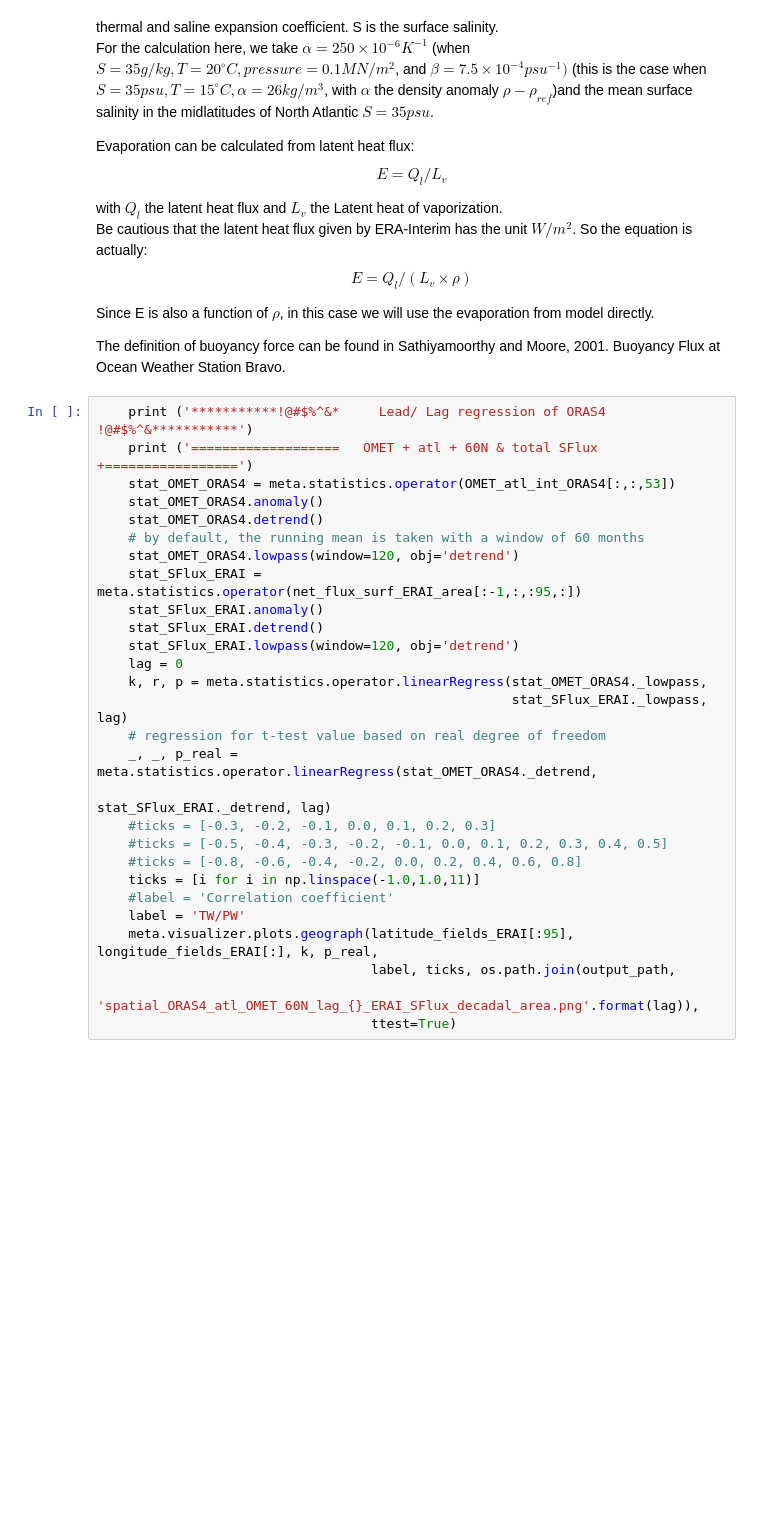
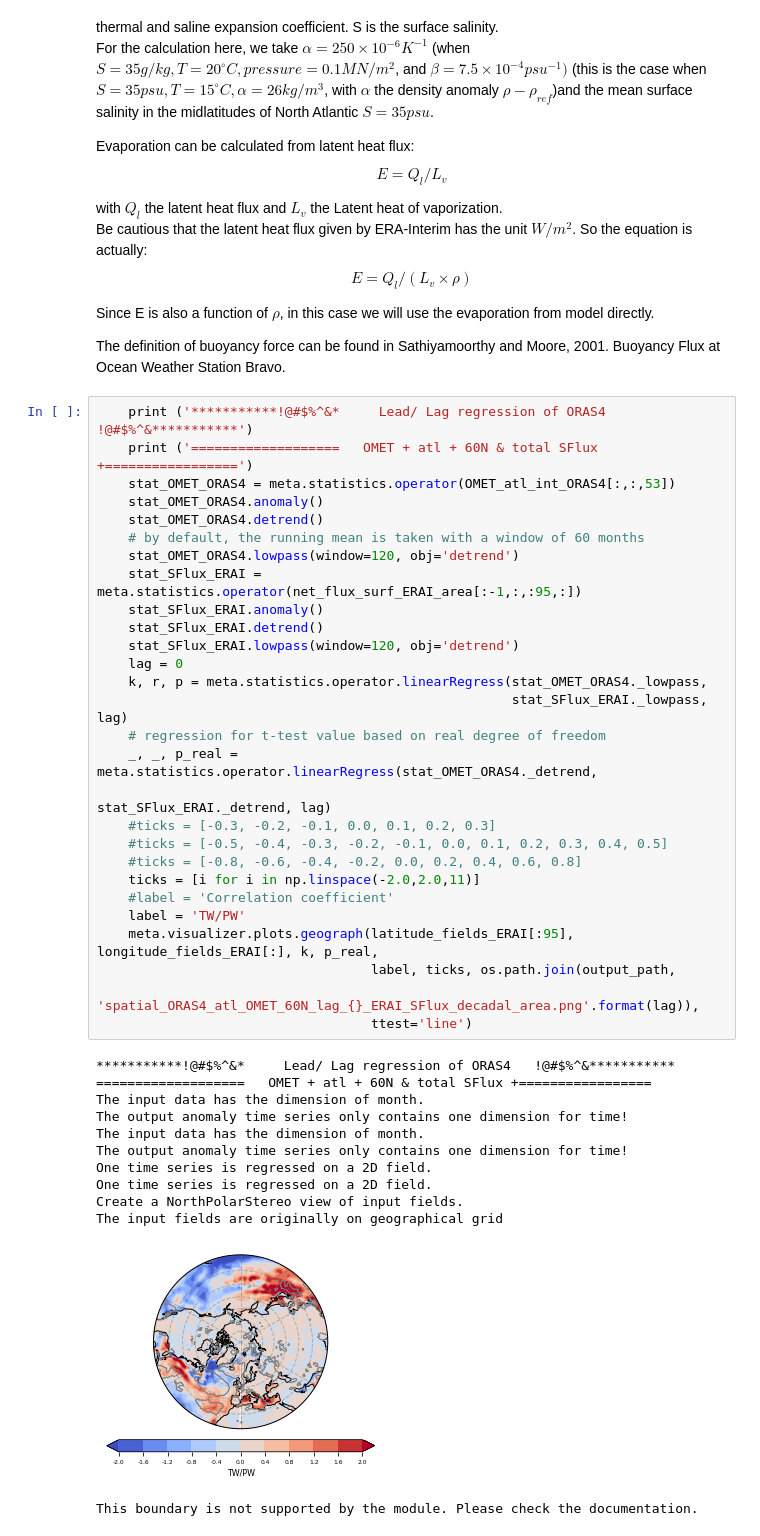
Before and after one commit to geek-yang/AirSeaFlow, a Jupyter notebook: MET_Feedback_paper/Revision/paper_spatial_era_fields_OMET_oras.ipynb, the cells around one changed output. Drawn from its saved outputs; the diff is of its cells as text; blank space fills up the shorter version.

```diff
--- a/MET_Feedback_paper/Revision/paper_spatial_era_fields_OMET_oras.ipynb
+++ b/MET_Feedback_paper/Revision/paper_spatial_era_fields_OMET_oras.ipynb
@@ -214,30 +192,43 @@ The definition of buoyancy force can be found in Sathiyamoorthy and Moore, 2001.
 # %%
     print ('***********!@#$%^&*     Lead/ Lag regression of ORAS4   !@#$%^&***********')
     print ('===================   OMET + atl + 60N & total SFlux +=================')
     stat_OMET_ORAS4 = meta.statistics.operator(OMET_atl_int_ORAS4[:,:,53])
     stat_OMET_ORAS4.anomaly()
     stat_OMET_ORAS4.detrend()
     # by default, the running mean is taken with a window of 60 months
     stat_OMET_ORAS4.lowpass(window=120, obj='detrend')
     stat_SFlux_ERAI = meta.statistics.operator(net_flux_surf_ERAI_area[:-1,:,:95,:])
     stat_SFlux_ERAI.anomaly()
     stat_SFlux_ERAI.detrend()
     stat_SFlux_ERAI.lowpass(window=120, obj='detrend')
     lag = 0
     k, r, p = meta.statistics.operator.linearRegress(stat_OMET_ORAS4._lowpass,
                                                      stat_SFlux_ERAI._lowpass, lag)
     # regression for t-test value based on real degree of freedom
     _, _, p_real = meta.statistics.operator.linearRegress(stat_OMET_ORAS4._detrend,
                                                           stat_SFlux_ERAI._detrend, lag)
     #ticks = [-0.3, -0.2, -0.1, 0.0, 0.1, 0.2, 0.3]
     #ticks = [-0.5, -0.4, -0.3, -0.2, -0.1, 0.0, 0.1, 0.2, 0.3, 0.4, 0.5]
     #ticks = [-0.8, -0.6, -0.4, -0.2, 0.0, 0.2, 0.4, 0.6, 0.8]
-    ticks = [i for i in np.linspace(-1.0,1.0,11)]
+    ticks = [i for i in np.linspace(-2.0,2.0,11)]
     #label = 'Correlation coefficient'
     label = 'TW/PW'
     meta.visualizer.plots.geograph(latitude_fields_ERAI[:95], longitude_fields_ERAI[:], k, p_real,
                                    label, ticks, os.path.join(output_path,
                                    'spatial_ORAS4_atl_OMET_60N_lag_{}_ERAI_SFlux_decadal_area.png'.format(lag)),
-                                   ttest=True)
+                                   ttest='line')
+# %% [output]
+***********!@#$%^&*     Lead/ Lag regression of ORAS4   !@#$%^&***********
+===================   OMET + atl + 60N & total SFlux +=================
+The input data has the dimension of month.
+The output anomaly time series only contains one dimension for time!
+The input data has the dimension of month.
+The output anomaly time series only contains one dimension for time!
+One time series is regressed on a 2D field.
+One time series is regressed on a 2D field.
+Create a NorthPolarStereo view of input fields.
+The input fields are originally on geographical grid
+[figure, added]
+This boundary is not supported by the module. Please check the documentation.
 # %%
     print ('***********!@#$%^&*     Lead/ Lag regression of ORAS4   !@#$%^&***********')
```
Also changed, not shown: parts of 5 cells of this notebook, 2 other files.
